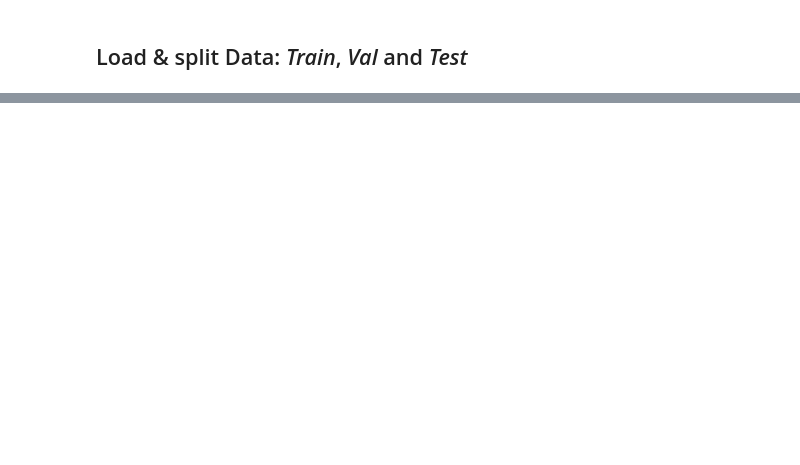
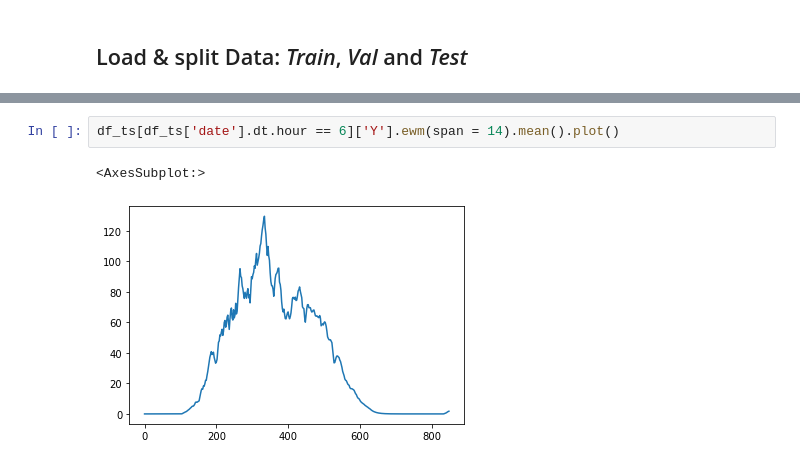
Before and after one commit to 7shoe/probabilistic-forecasting, a Jupyter notebook: 02_ModelZoo.ipynb, the cells around one changed output, grey strips where cells are left out. Drawn from its saved outputs; the diff is of its cells as text; blank space fills up the shorter version.

```diff
--- a/02_ModelZoo.ipynb
+++ b/02_ModelZoo.ipynb
@@ -30,0 +105,5 @@ lTe   = datetime.strptime('2022-03-23 12:00:00', '%Y-%m-%d %H:%M:%S') # 59
+# %%
+df_ts[df_ts['date'].dt.hour == 6]['Y'].ewm(span = 14).mean().plot()
+# %% [output]
+<AxesSubplot:>
+[figure, added]
```
Also changed, not shown: parts of 17 cells of this notebook.
